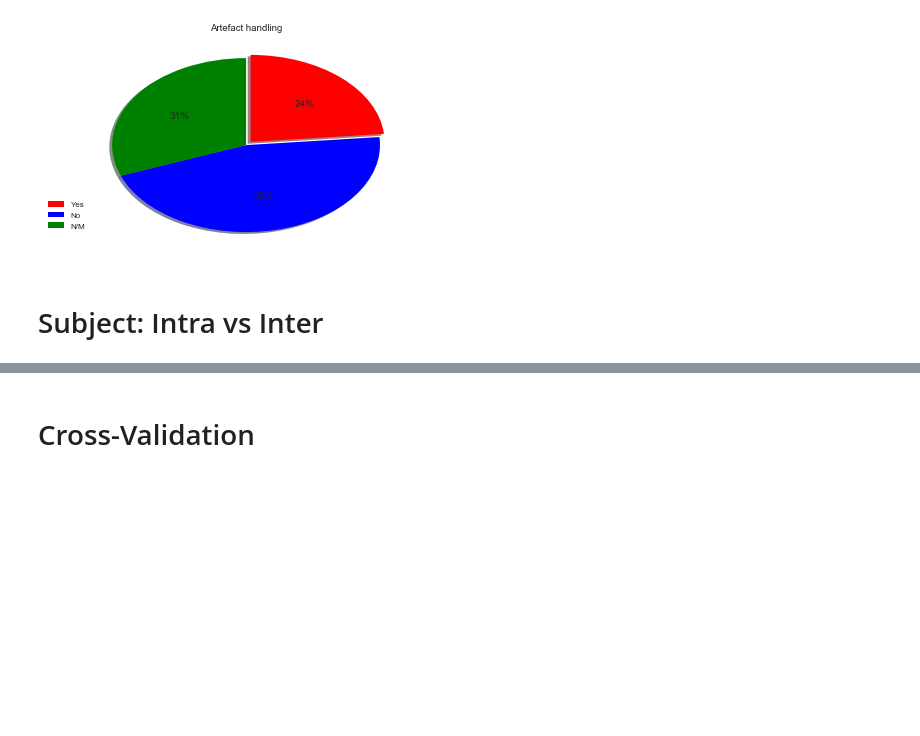
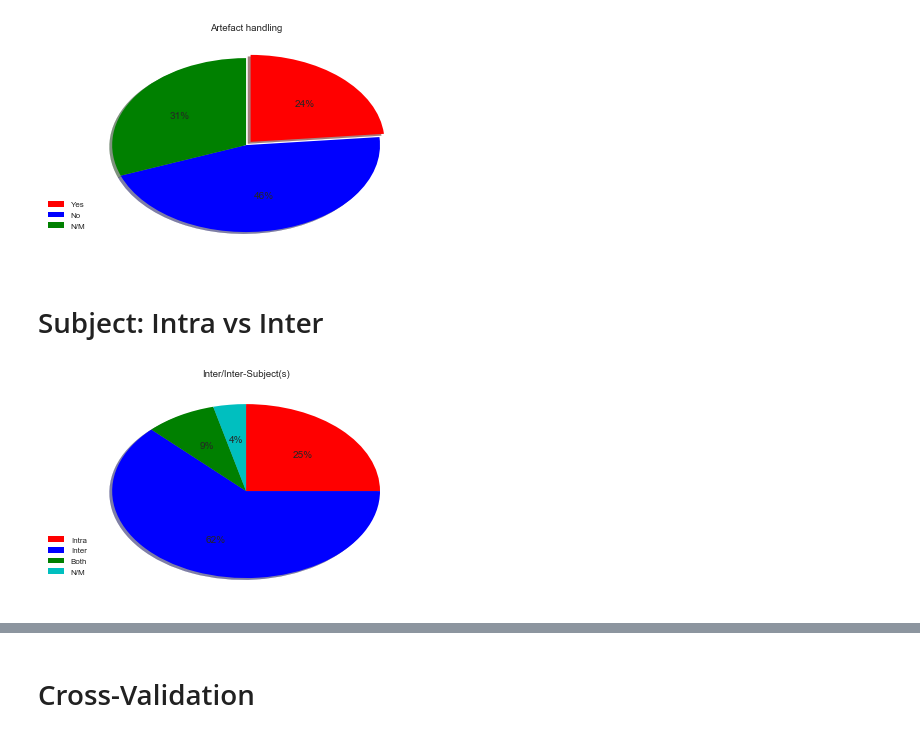
Before and after one commit to hubertjb/dl-eeg-review, a Jupyter notebook: notebooks/sandbox.ipynb, the cells around one changed output, grey strips where cells are left out. Drawn from its saved outputs; the diff is of its cells as text; code cells hidden in the pictures; blank space fills up the shorter version.

```diff
--- a/notebooks/sandbox.ipynb
+++ b/notebooks/sandbox.ipynb
@@ -566,0 +589,16 @@ plt.show()
+# %%
+col_name = 'Intra/Inter subject'
+col_options = ['Intra', 'Inter', 'Both', 'N/M']
+values = [df[col_name].value_counts()[col_options[0]], df[col_name].value_counts()[col_options[1]], df[col_name].value_counts()[col_options[2]], df[col_name].value_counts()[col_options[3]]]
+colors = ['r', 'b', 'g', 'c']
+explode = (0, 0, 0, 0)
+
+fig = plt.figure()
+plt.pie(values, colors=colors, explode=explode, counterclock=False, shadow=True, autopct='%1.0f%%', startangle=90)
+plt.title('Inter/Inter-Subject(s)')
+plt.legend(col_options, loc=(-0.1, 0.1))
+save_str = 'intra-inter_subject'
+plt.savefig("../figs/{}.eps".format(save_str), bbox_inches='tight', format='eps', dpi=1000) # Needs to be before plt.show()
+plt.show()
+# %% [output]
+[figure, added]
```
Also changed, not shown: parts of 12 cells of this notebook.
